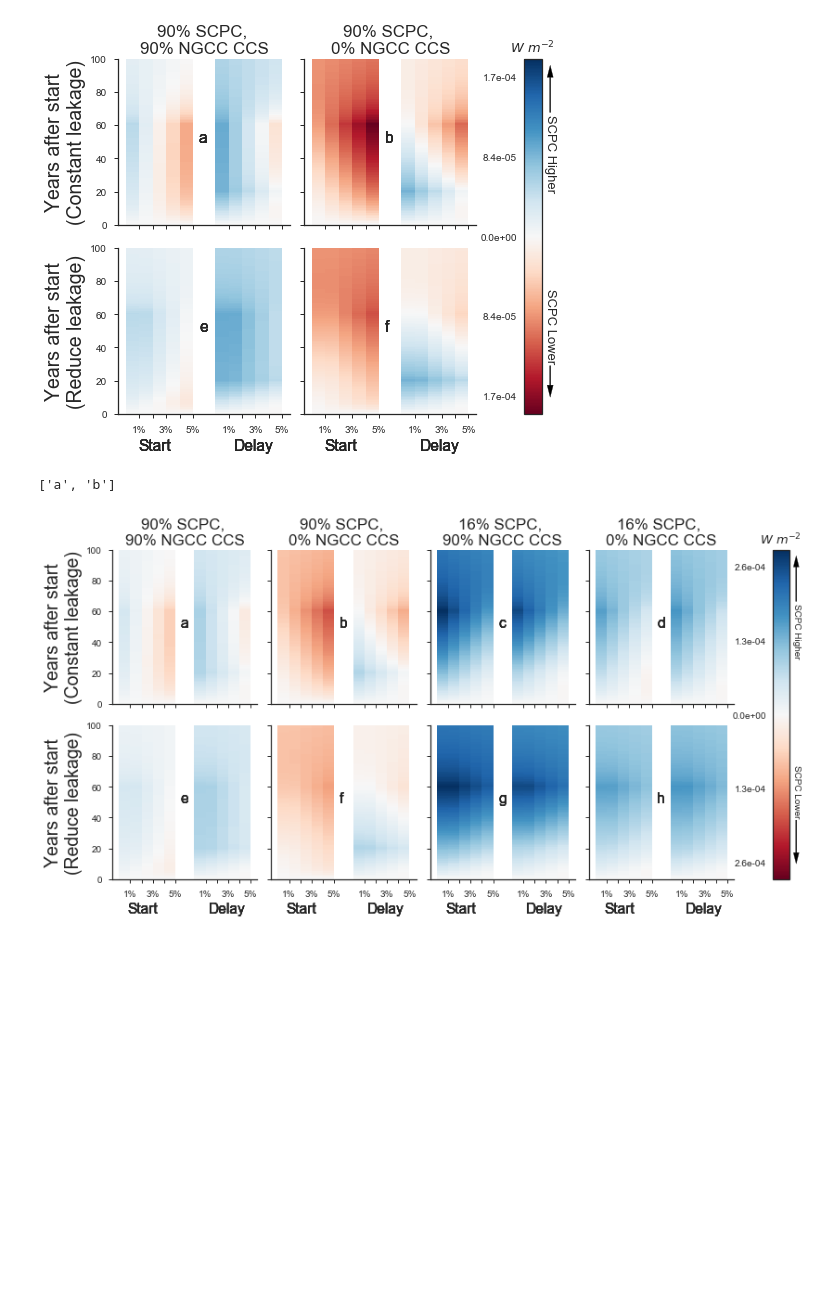
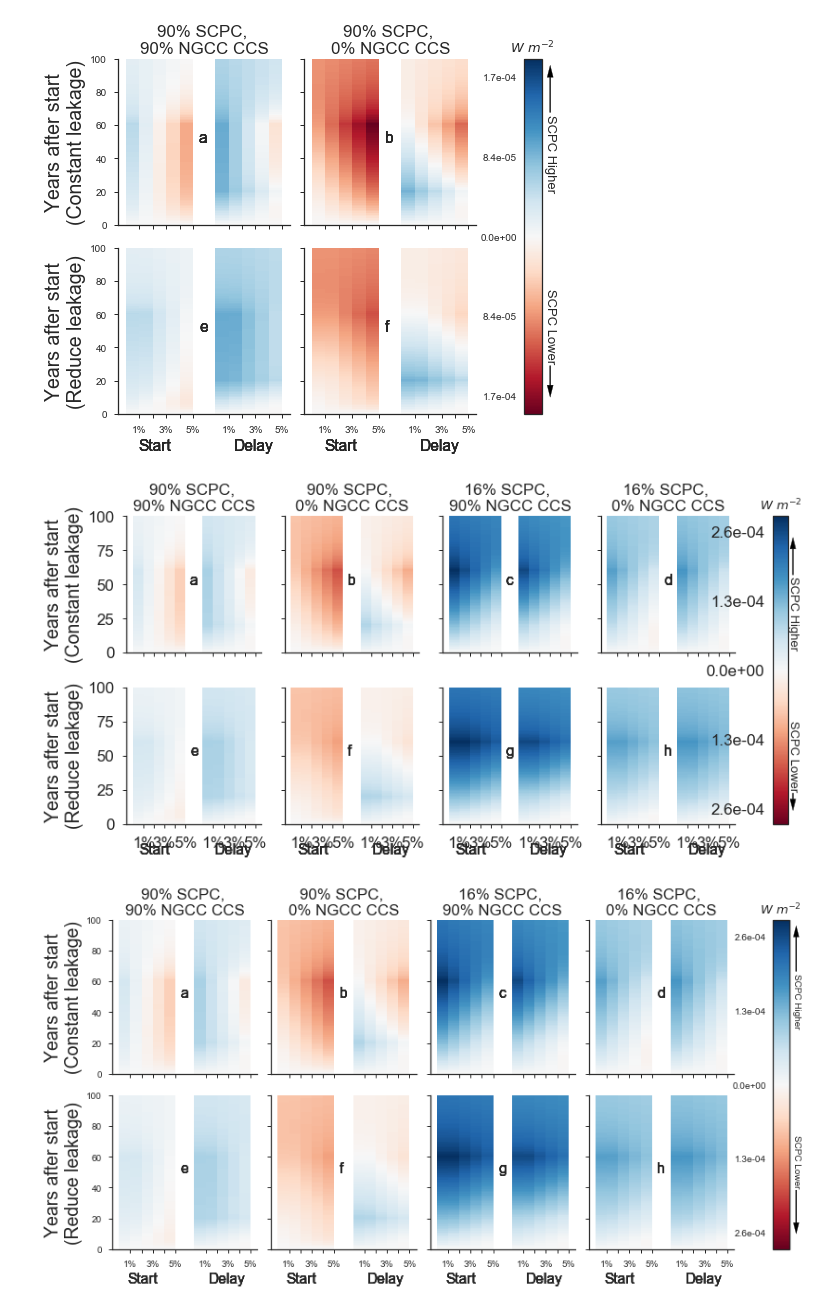
Before and after one commit to gschivley/CCS-climate, a Jupyter notebook: Notebooks/Forcing Calculations.ipynb, the cells around one changed output. Cells and saved outputs as stored; diff of their text form; code cells hidden in the pictures; blank space fills up the shorter version.

```diff
--- a/Notebooks/Forcing Calculations.ipynb
+++ b/Notebooks/Forcing Calculations.ipynb
@@ -790,10 +790,47 @@ path = os.path.join('..', 'Figures', 'Test Main paper RF fig 032017.pdf')
 # plt.savefig(path, bbox_inches='tight')
 # %% [output]
 [figure]
-# %%
-RF_fig.second_half_keys
-# %% [output]
-['a', 'b']
+# %%
+fig_scenarios = {'a' : {'Coal CCS' : '90%',
+                        'Gas CCS' : '90%',
+                        'Methane' : 'Constant'},
+                 'b' : {'Coal CCS' : '90%',
+                        'Gas CCS' : '0%',
+                        'Methane' : 'Constant'},
+                 'c' : {'Coal CCS' : '16%',
+                        'Gas CCS' : '90%',
+                        'Methane' : 'Constant'},
+                 'd' : {'Coal CCS' : '16%',
+                        'Gas CCS' : '0%',
+                        'Methane' : 'Constant'},
+                 'e' : {'Coal CCS' : '90%',
+                        'Gas CCS' : '90%',
+                        'Methane' : 'Reduce'},
+                 'f' : {'Coal CCS' : '90%',
+                        'Gas CCS' : '0%',
+                        'Methane' : 'Reduce'},
+                 'g' : {'Coal CCS' : '16%',
+                        'Gas CCS' : '90%',
+                        'Methane' : 'Reduce'},
+                 'h' : {'Coal CCS' : '16%',
+                        'Gas CCS' : '0%',
+                        'Methane' : 'Reduce'}}
+# %%
+RF_fig = Main_figure()
+
+RF_fig.figure_data(RF, fig_scenarios)
+
+RF_fig.set_color_values()
+
+RF_fig._start_delay_kwargs = {'size': 15.5,
+                              'horizontalalignment': 'center',
+                              'verticalalignment': 'center'}
+
+RF_fig.plot_heatmap(font_scale=1.3)
+path = os.path.join('..', 'Figures', 'Test Main paper RF fig 032017.pdf')
+# plt.savefig(path, bbox_inches='tight')
+# %% [output]
+[figure, added]
 # %%
 RF_fig.plot_heatmap(font_scale=1.3)
 path = os.path.join('..', 'Figures', 'Test Main paper RF fig 032017.pdf')
```
Also changed, not shown: parts of 3 cells of this notebook.
